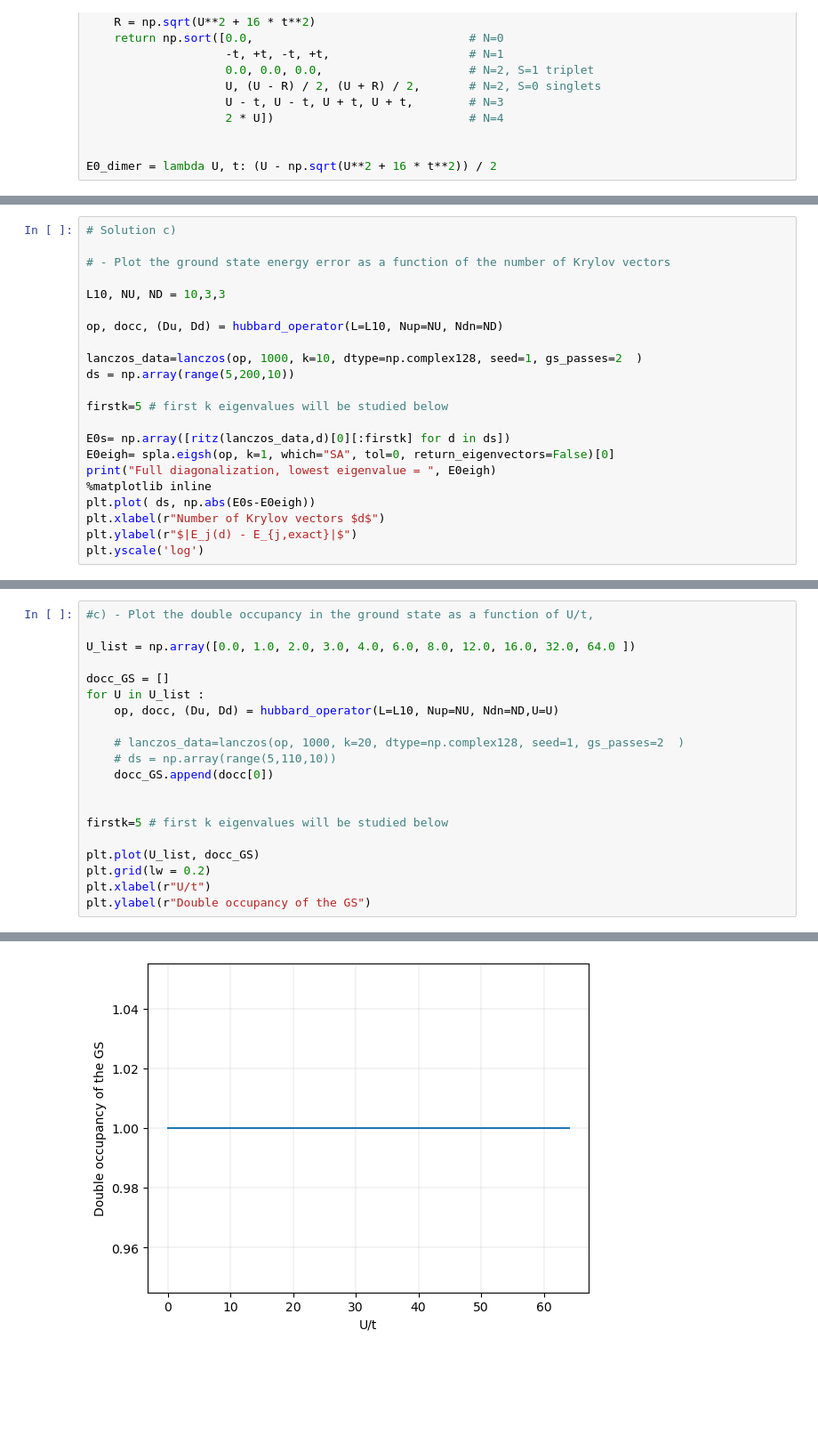
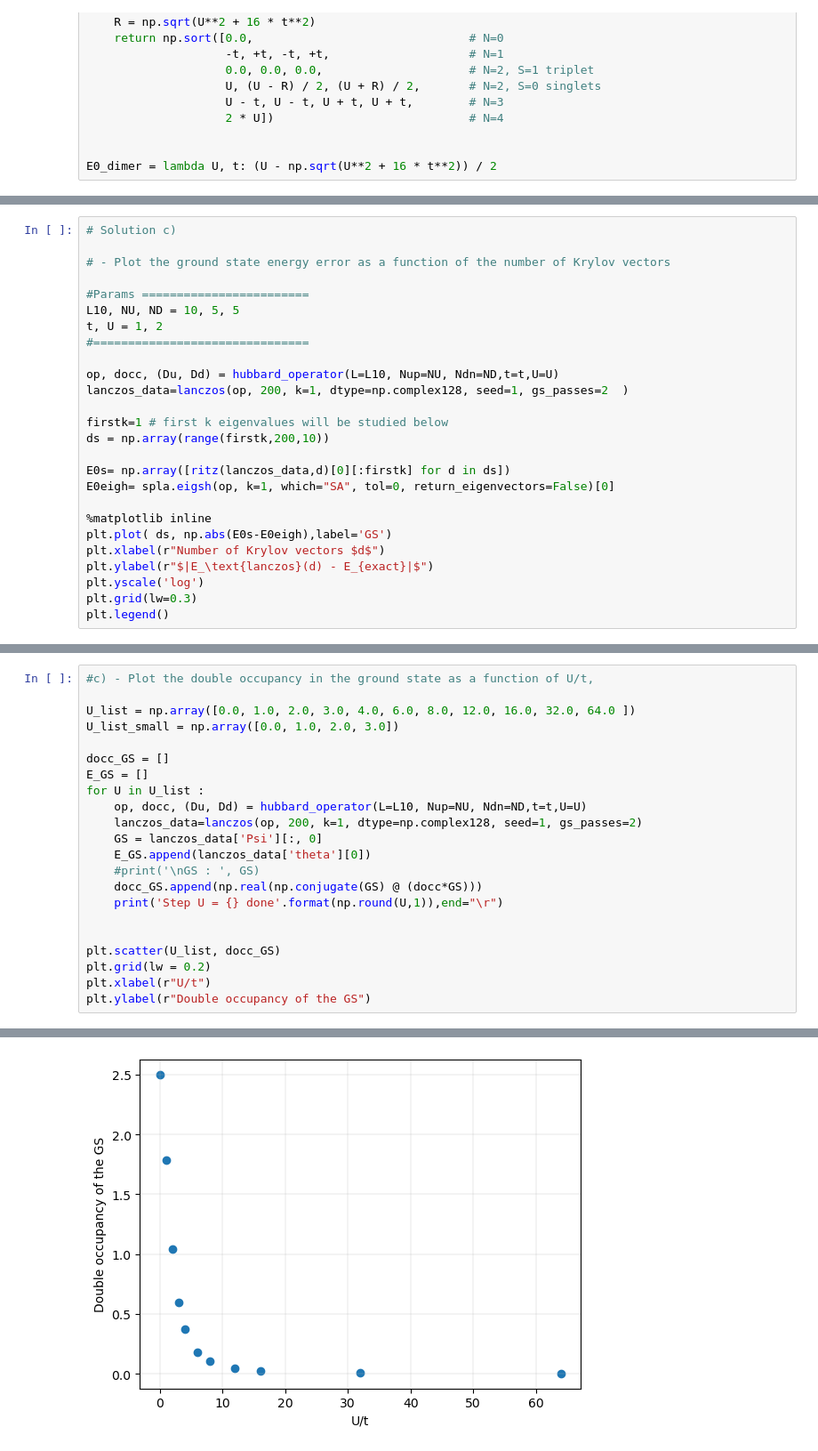
Before and after one commit to Glorieux-Victor/NMQS-TP-Victor-Glorieux, a Jupyter notebook: tp1.ipynb, the cells around one changed output, grey strips where cells are left out. Shown at 89% size. Cells and saved outputs as stored; diff of their text form; blank space fills up the shorter version.

```diff
--- a/tp1.ipynb
+++ b/tp1.ipynb
@@ -814,21 +826,25 @@ Ground energies=  [-1.         -1.         -0.38516481  0.          0.
 
 # - Plot the ground state energy error as a function of the number of Krylov vectors
 
-L10, NU, ND = 10,3,3
+#Params ========================
+L10, NU, ND = 10, 5, 5
+t, U = 1, 2
+#===============================
 
-op, docc, (Du, Dd) = hubbard_operator(L=L10, Nup=NU, Ndn=ND)
+op, docc, (Du, Dd) = hubbard_operator(L=L10, Nup=NU, Ndn=ND,t=t,U=U)
+lanczos_data=lanczos(op, 200, k=1, dtype=np.complex128, seed=1, gs_passes=2  )
 
-lanczos_data=lanczos(op, 1000, k=10, dtype=np.complex128, seed=1, gs_passes=2  )
-ds = np.array(range(5,200,10))
-
-firstk=5 # first k eigenvalues will be studied below
+firstk=1 # first k eigenvalues will be studied below
+ds = np.array(range(firstk,200,10))
 
 E0s= np.array([ritz(lanczos_data,d)[0][:firstk] for d in ds])
 E0eigh= spla.eigsh(op, k=1, which="SA", tol=0, return_eigenvectors=False)[0]
-print("Full diagonalization, lowest eigenvalue = ", E0eigh)
+
 %matplotlib inline
-plt.plot( ds, np.abs(E0s-E0eigh))
+plt.plot( ds, np.abs(E0s-E0eigh),label='GS')
 plt.xlabel(r"Number of Krylov vectors $d$")
-plt.ylabel(r"$|E_j(d) - E_{j,exact}|$")
+plt.ylabel(r"$|E_\text{lanczos}(d) - E_{exact}|$")
 plt.yscale('log')
+plt.grid(lw=0.3)
+plt.legend()
 # %% [output]
@@ -838,19 +854,21 @@ Full diagonalization, lowest eigenvalue =  -3.3649351958478473
 #c) - Plot the double occupancy in the ground state as a function of U/t,
 
 U_list = np.array([0.0, 1.0, 2.0, 3.0, 4.0, 6.0, 8.0, 12.0, 16.0, 32.0, 64.0 ])
+U_list_small = np.array([0.0, 1.0, 2.0, 3.0])
 
 docc_GS = []
+E_GS = []
 for U in U_list :
-    op, docc, (Du, Dd) = hubbard_operator(L=L10, Nup=NU, Ndn=ND,U=U)
-
-    # lanczos_data=lanczos(op, 1000, k=20, dtype=np.complex128, seed=1, gs_passes=2  )
-    # ds = np.array(range(5,110,10))
-    docc_GS.append(docc[0])
+    op, docc, (Du, Dd) = hubbard_operator(L=L10, Nup=NU, Ndn=ND,t=t,U=U)
+    lanczos_data=lanczos(op, 200, k=1, dtype=np.complex128, seed=1, gs_passes=2)
+    GS = lanczos_data['Psi'][:, 0]
+    E_GS.append(lanczos_data['theta'][0])
+    #print('\nGS : ', GS)
+    docc_GS.append(np.real(np.conjugate(GS) @ (docc*GS)))
+    print('Step U = {} done'.format(np.round(U,1)),end="\r")
 
 
-firstk=5 # first k eigenvalues will be studied below
-
-plt.plot(U_list, docc_GS)
+plt.scatter(U_list, docc_GS)
 plt.grid(lw = 0.2)
 plt.xlabel(r"U/t")
 plt.ylabel(r"Double occupancy of the GS")
@@ -859 +878 @@ Text(0, 0.5, 'Double occupancy of the GS')
-[figure, old version]
+[figure, new version]
```
Also changed, not shown: parts of 12 cells of this notebook, 2 other files.
